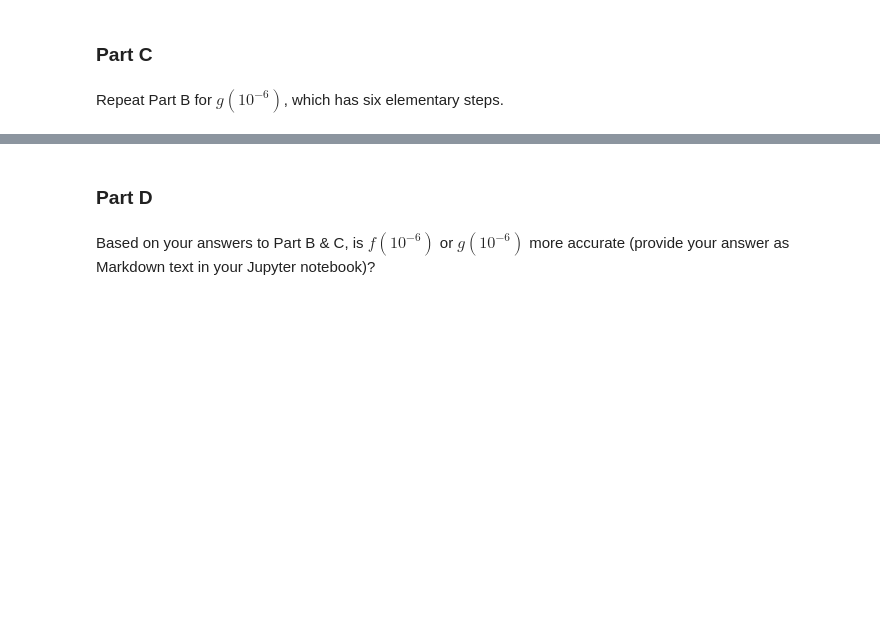
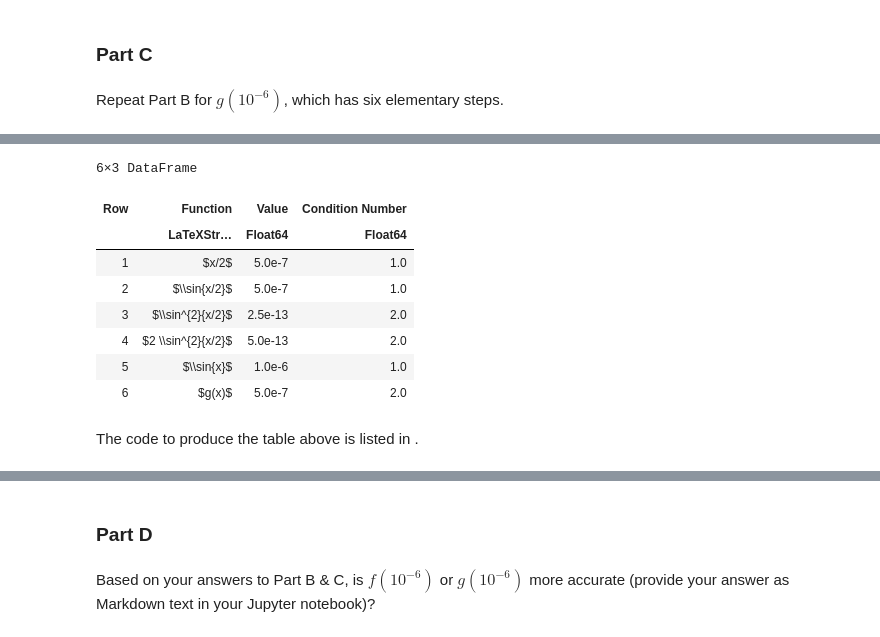
Before and after one commit to jacob-cunningham-ds/me2060, a Jupyter notebook: hw/hw1_code_cunningham.ipynb, the cells around one changed output, grey strips where cells are left out. Cells and saved outputs as stored; diff of their text form; code cells hidden in the pictures; blank space fills up the shorter version.

```diff
--- a/hw/hw1_code_cunningham.ipynb
+++ b/hw/hw1_code_cunningham.ipynb
@@ -798,2 +973,50 @@ Repeat Part B for $g(10^{-6})$, which has six elementary steps.
+# %%
+# Packages used
+import LaTeXStrings as ltx
+import DataFrames as dfs
+
+# Given x
+x = 1e-6
+
+# Elementary function values
+u1 = x / 2
+u2 = sin(u1)
+u3 = u2^2
+u4 = 2 * u3
+u5 = sin(x)
+u6 = u4 / u5
+
+# Elementary function condition numbers
+k_u1 = 1
+k_u2 = abs(u1 * cot(u1))
+k_u3 = 2 * k_u2
+k_u4 = k_u3
+k_u5 = abs(x * cot(x))
+k_u6 = k_u3 * k_u5
+
+# Make a dataframe for presentation purposes
+data = Dict(
+    :"Function" => [ltx.L"x/2", ltx.L"\sin{x/2}",
+        ltx.L"\sin^{2}{x/2}", ltx.L"2 \sin^{2}{x/2}",
+        ltx.L"\sin{x}", ltx.L"g(x)"],
+    :"Value" => [u1, u2, u3, u4, u5, u6],
+    :"Condition Number" => [k_u1, k_u2, k_u3, k_u4, k_u5, k_u6]
+    )
+
+df_p3c = dfs.DataFrame(data)
+df_p3c = dfs.select(df_p3c, [:"Function", :"Value", :"Condition Number"])
+dfs.display(df_p3c)
+# %% [output]
+6×3 DataFrame
+| Row | Function | Value | Condition Number |
+|  | LaTeXStr… | Float64 | Float64 |
+| 1 | $x/2$ | 5.0e-7 | 1.0 |
+| 2 | $\\sin{x/2}$ | 5.0e-7 | 1.0 |
+| 3 | $\\sin^{2}{x/2}$ | 2.5e-13 | 2.0 |
+| 4 | $2 \\sin^{2}{x/2}$ | 5.0e-13 | 2.0 |
+| 5 | $\\sin{x}$ | 1.0e-6 | 1.0 |
+| 6 | $g(x)$ | 5.0e-7 | 2.0 |
+# %% [markdown]
+The code to produce the table above is listed in [](#code-p3c).
 # %% [markdown]
 :::{important} Answer 3C
```
Also changed, not shown: parts of 24 cells of this notebook, 3 other files.
